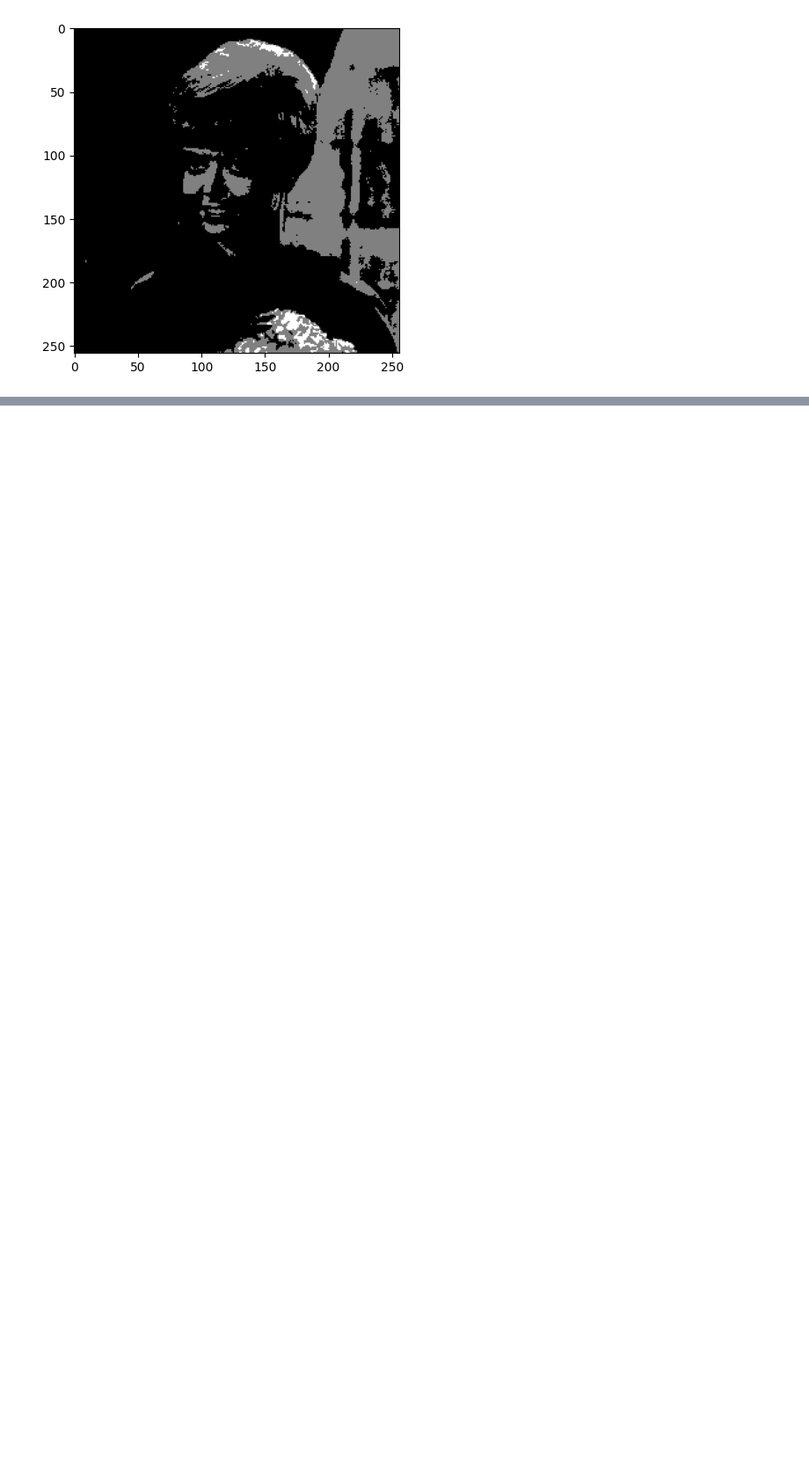
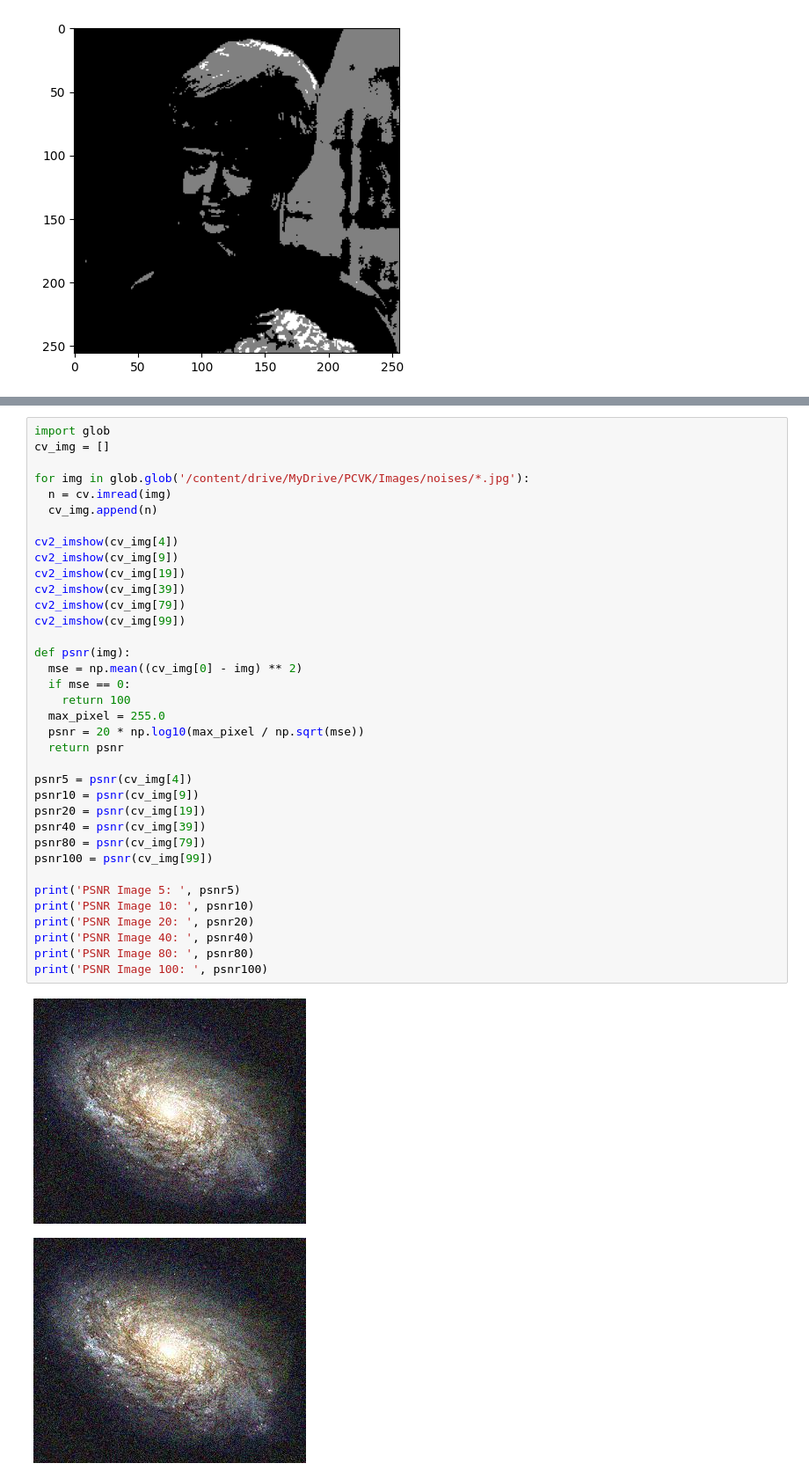
Before and after one commit to RaihanFazzaufaR/22_RaihanFazzaufaRasendriya, a Jupyter notebook: Week4.ipynb, the cells around one changed output, grey strips where cells are left out. Shown at 88% size. Saved outputs shown, nothing was run; the diff lists cells and outputs as text; blank space fills up the shorter version.

```diff
--- a/Week4.ipynb
+++ b/Week4.ipynb
@@ -60,0 +63,39 @@ plt.show()
+# %%
+import glob
+cv_img = []
+
+for img in glob.glob('/content/drive/MyDrive/PCVK/Images/noises/*.jpg'):
+  n = cv.imread(img)
+  cv_img.append(n)
+
+cv2_imshow(cv_img[4])
+cv2_imshow(cv_img[9])
+cv2_imshow(cv_img[19])
+cv2_imshow(cv_img[39])
+cv2_imshow(cv_img[79])
+cv2_imshow(cv_img[99])
+
+def psnr(img):
+  mse = np.mean((cv_img[0] - img) ** 2)
+  if mse == 0:
+    return 100
+  max_pixel = 255.0
+  psnr = 20 * np.log10(max_pixel / np.sqrt(mse))
+  return psnr
+
+psnr5 = psnr(cv_img[4])
+psnr10 = psnr(cv_img[9])
+psnr20 = psnr(cv_img[19])
+psnr40 = psnr(cv_img[39])
+psnr80 = psnr(cv_img[79])
+psnr100 = psnr(cv_img[99])
+
+print('PSNR Image 5: ', psnr5)
+print('PSNR Image 10: ', psnr10)
+print('PSNR Image 20: ', psnr20)
+print('PSNR Image 40: ', psnr40)
+print('PSNR Image 80: ', psnr80)
+print('PSNR Image 100: ', psnr100)
+# %% [output]
+[figure, added]
+[figure, added]
```
Also changed, not shown: parts of 3 cells of this notebook.
